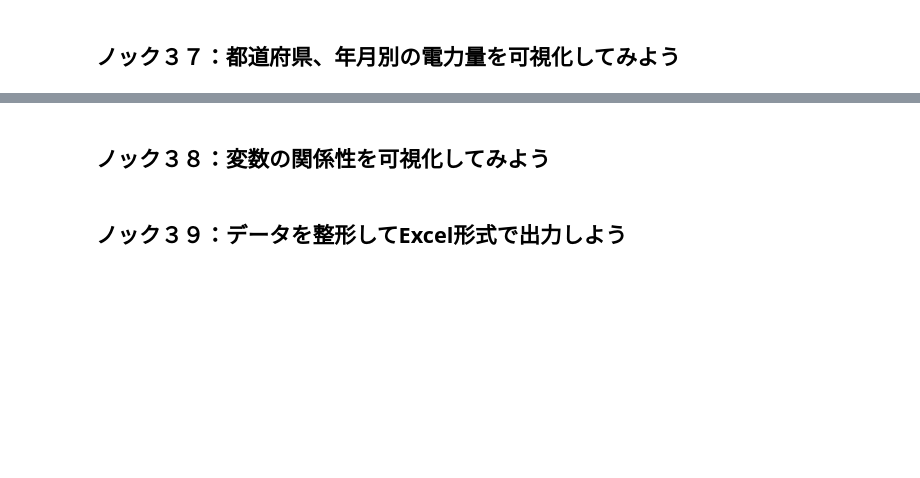
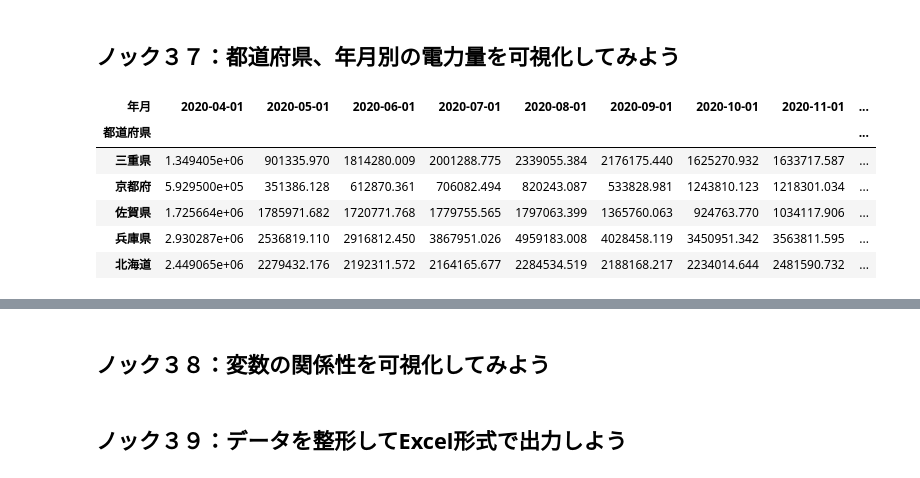
Before and after one commit to winuim/python-process-visualization-100, a Jupyter notebook: chapter-2/src/chapter-2.ipynb, the cells around one changed output, grey strips where cells are left out. Cells and saved outputs as stored; diff of their text form; code cells hidden in the pictures; blank space fills up the shorter version.

```diff
--- a/chapter-2/src/chapter-2.ipynb
+++ b/chapter-2/src/chapter-2.ipynb
@@ -554,2 +556,17 @@ sns.relplot(x=viz_data_join["年月"], y=viz_data_join["電力量"], hue=viz_dat
 # %% [markdown]
 ## ノック３７：都道府県、年月別の電力量を可視化してみよう
+# %%
+viz_data = datas_v_all[["都道府県","年月","値"]].loc[datas_v_all["項目"]=="電力量"]
+viz_data = viz_data.groupby(["年月","都道府県"], as_index=False).sum()
+viz_data["年月"] = pd.to_datetime(viz_data["年月"]).dt.date
+
+viz_data = viz_data.pivot_table(values="値", columns="年月", index="都道府県")
+viz_data.head(5)
+# %% [output]
+| 年月 | 2020-04-01 | 2020-05-01 | 2020-06-01 | 2020-07-01 | 2020-08-01 | 2020-09-01 | 2020-10-01 | 2020-11-01 | ... |
+| 都道府県 |  |  |  |  |  |  |  |  | ... |
+| 三重県 | 1.349405e+06 | 901335.970 | 1814280.009 | 2001288.775 | 2339055.384 | 2176175.440 | 1625270.932 | 1633717.587 | ... |
+| 京都府 | 5.929500e+05 | 351386.128 | 612870.361 | 706082.494 | 820243.087 | 533828.981 | 1243810.123 | 1218301.034 | ... |
+| 佐賀県 | 1.725664e+06 | 1785971.682 | 1720771.768 | 1779755.565 | 1797063.399 | 1365760.063 | 924763.770 | 1034117.906 | ... |
+| 兵庫県 | 2.930287e+06 | 2536819.110 | 2916812.450 | 3867951.026 | 4959183.008 | 4028458.119 | 3450951.342 | 3563811.595 | ... |
+| 北海道 | 2.449065e+06 | 2279432.176 | 2192311.572 | 2164165.677 | 2284534.519 | 2188168.217 | 2234014.644 | 2481590.732 | ... |
```
Also changed, not shown: parts of 27 cells of this notebook.
